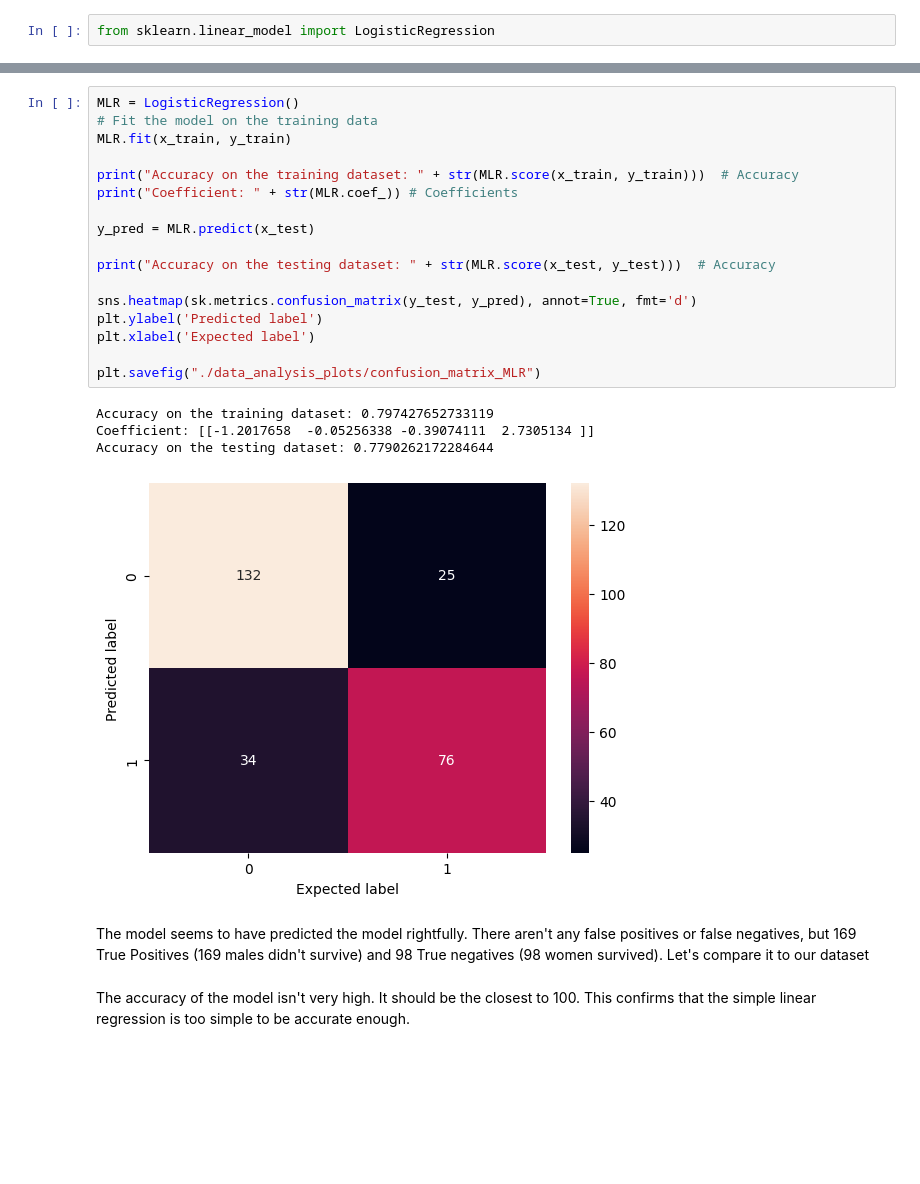
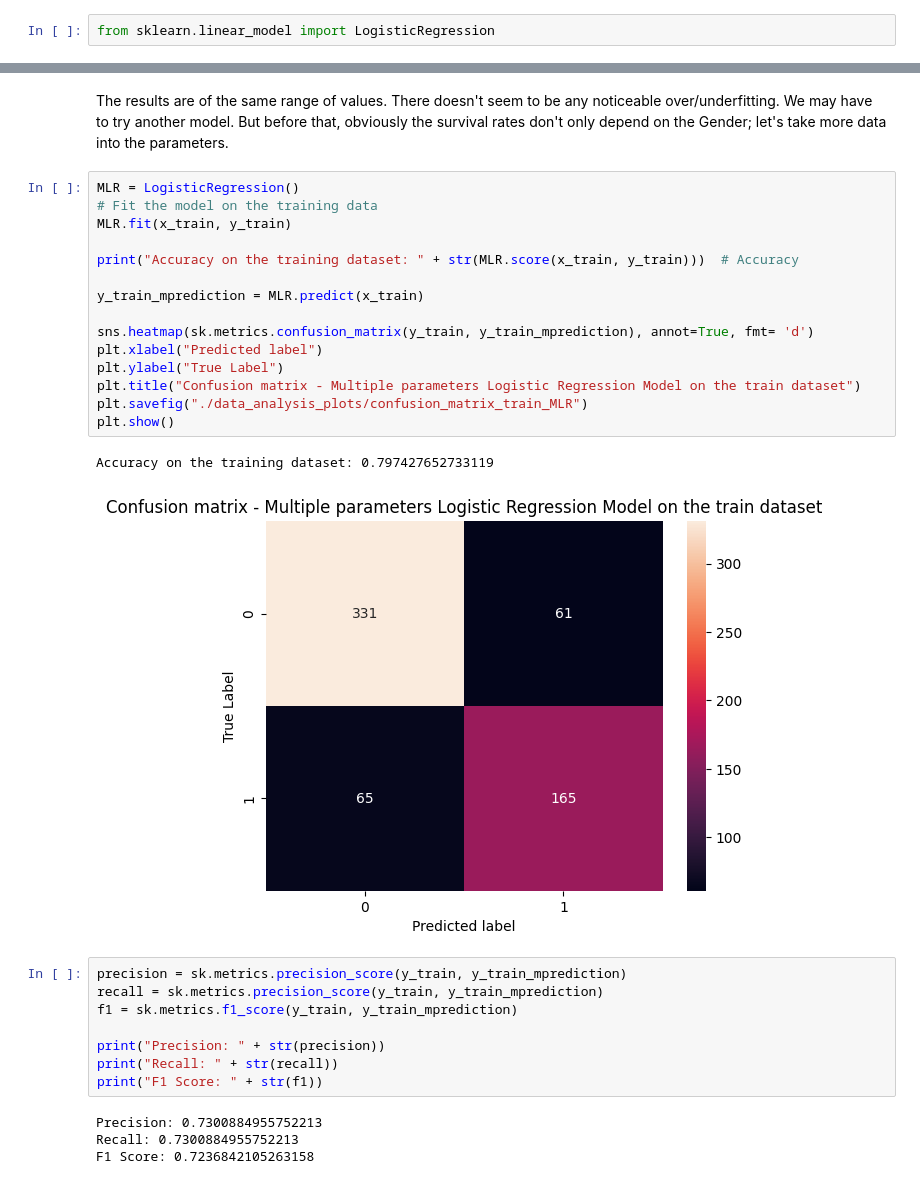
Before and after one commit to Gdeterline/Titanic_Survival_Prediction, a Jupyter notebook: main.ipynb, the cells around one changed output, grey strips where cells are left out. Cells and saved outputs as stored; diff of their text form; blank space fills up the shorter version.

Commit message:
Finishing logistic regression
Cleared my mind too with linear/logistic regression too !
Erased part on linear regression since it didn't make sense in our problem

```diff
--- a/main.ipynb
+++ b/main.ipynb
@@ -342,26 +372,32 @@ Since the problem is binary, the SLR can't get any better than that, which expla
+# %% [markdown]
+The results are of the same range of values. There doesn't seem to be any noticeable over/underfitting. We may have to try another model. But before that, obviously the survival rates don't only depend on the Gender; let's take more data into the parameters.
 # %%
 MLR = LogisticRegression()
 # Fit the model on the training data
 MLR.fit(x_train, y_train)
 
 print("Accuracy on the training dataset: " + str(MLR.score(x_train, y_train)))  # Accuracy
-print("Coefficient: " + str(MLR.coef_)) # Coefficients
 
-y_pred = MLR.predict(x_test)
+y_train_mprediction = MLR.predict(x_train)
 
-print("Accuracy on the testing dataset: " + str(MLR.score(x_test, y_test)))  # Accuracy
-
-sns.heatmap(sk.metrics.confusion_matrix(y_test, y_pred), annot=True, fmt='d')
-plt.ylabel('Predicted label')
-plt.xlabel('Expected label')
-
-plt.savefig("./data_analysis_plots/confusion_matrix_MLR")
+sns.heatmap(sk.metrics.confusion_matrix(y_train, y_train_mprediction), annot=True, fmt= 'd')
+plt.xlabel("Predicted label")
+plt.ylabel("True Label")
+plt.title("Confusion matrix - Multiple parameters Logistic Regression Model on the train dataset")
+plt.savefig("./data_analysis_plots/confusion_matrix_train_MLR")
+plt.show()
 # %% [output]
 Accuracy on the training dataset: 0.797427652733119
-Coefficient: [[-1.2017658  -0.05256338 -0.39074111  2.7305134 ]]
-Accuracy on the testing dataset: 0.7790262172284644
-[figure, old version]
+[figure, new version]
-# %% [markdown]
-The model seems to have predicted the model rightfully. There aren't any false positives or false negatives, but 169 True Positives (169 males didn't survive) and 98 True negatives (98 women survived). Let's compare it to our dataset
-# %% [markdown]
-The accuracy of the model isn't very high. It should be the closest to 100. This confirms that the simple linear regression is too simple to be accurate enough.
+# %%
+precision = sk.metrics.precision_score(y_train, y_train_mprediction)
+recall = sk.metrics.precision_score(y_train, y_train_mprediction)
+f1 = sk.metrics.f1_score(y_train, y_train_mprediction)
+
+print("Precision: " + str(precision))
+print("Recall: " + str(recall))
+print("F1 Score: " + str(f1))
+# %% [output]
+Precision: 0.7300884955752213
+Recall: 0.7300884955752213
+F1 Score: 0.7236842105263158
```
Also changed, not shown: parts of 29 cells of this notebook, 4 other files.
